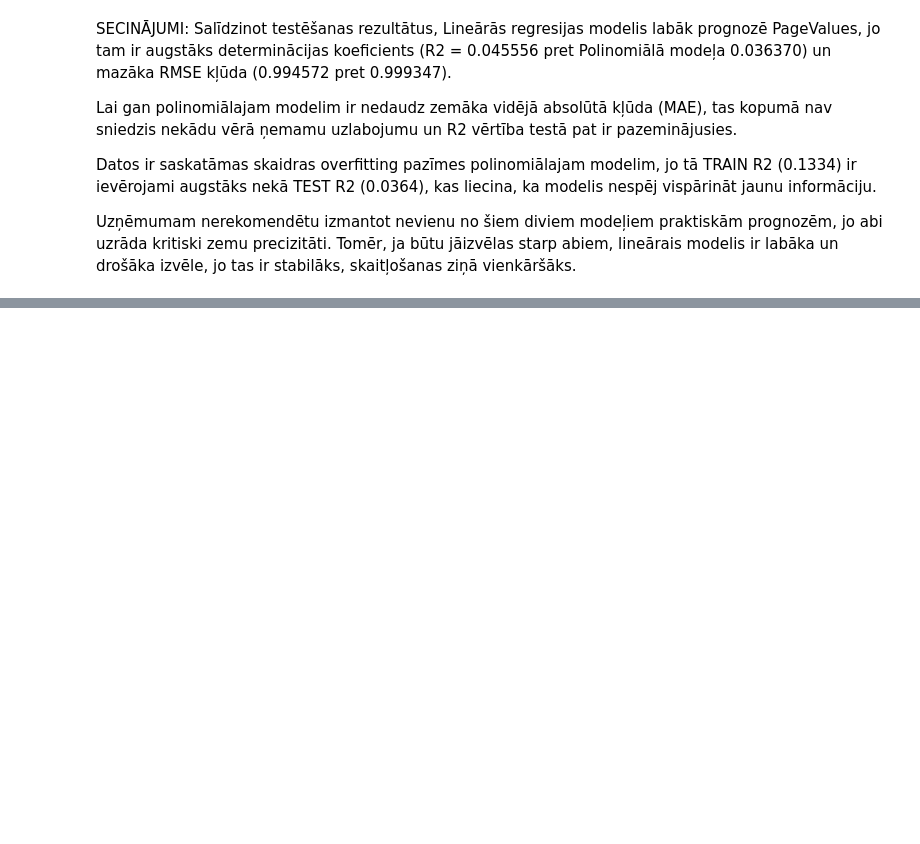
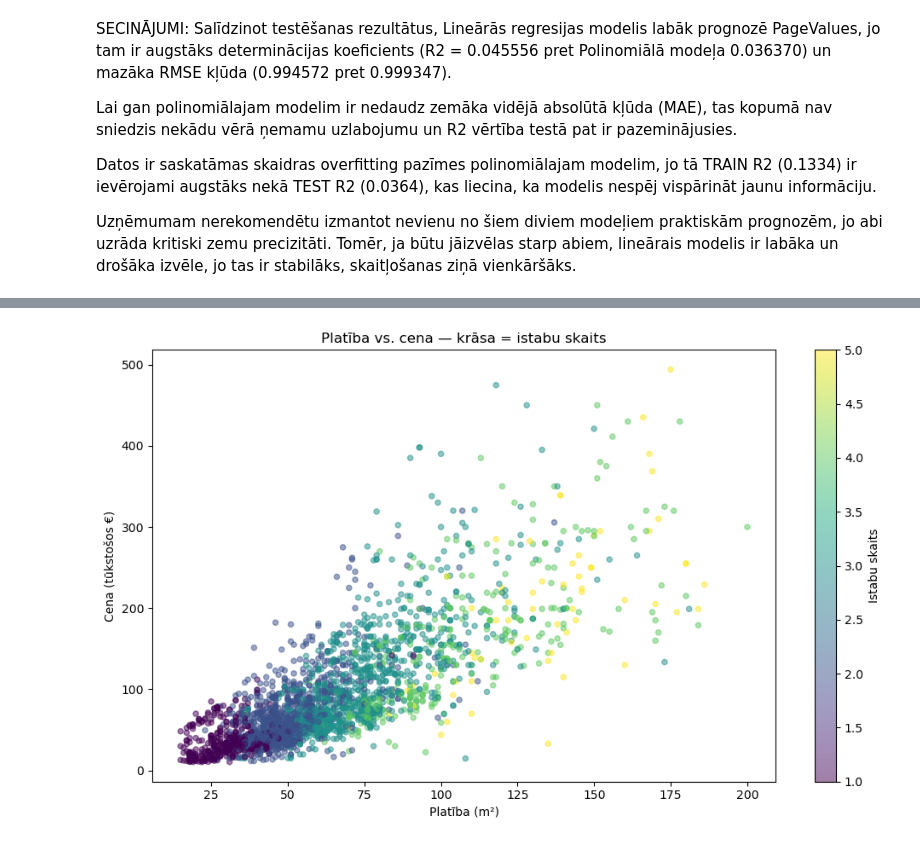
Before and after one commit to ligapunane77/fita-ml-course, a Jupyter notebook: week2/week2_homework.ipynb, the cells around one changed output, grey strips where cells are left out. Cells and saved outputs as stored; diff of their text form; code cells hidden in the pictures; blank space fills up the shorter version.

```diff
--- a/week2/week2_homework.ipynb
+++ b/week2/week2_homework.ipynb
@@ -300,0 +430,13 @@ Uzņēmumam nerekomendētu izmantot nevienu no šiem diviem modeļiem praktiskā
+# %%
+# 1.4. Platība vs cena ar istabu skaitu
+fig, ax = plt.subplots(figsize=(10, 6))
+scatter = ax.scatter(df['area'], df['price'] / 1000, c=df['rooms'],
+                     cmap='viridis', alpha=0.5, s=20)
+ax.set_xlabel('Platība (m²)')
+ax.set_ylabel('Cena (tūkstošos €)')
+ax.set_title('Platība vs. cena — krāsa = istabu skaits')
+plt.colorbar(scatter, label='Istabu skaits', ax=ax)
+plt.tight_layout()
+plt.show()
+# %% [output]
+[figure, added]
```
Also changed, not shown: parts of 25 cells of this notebook.
